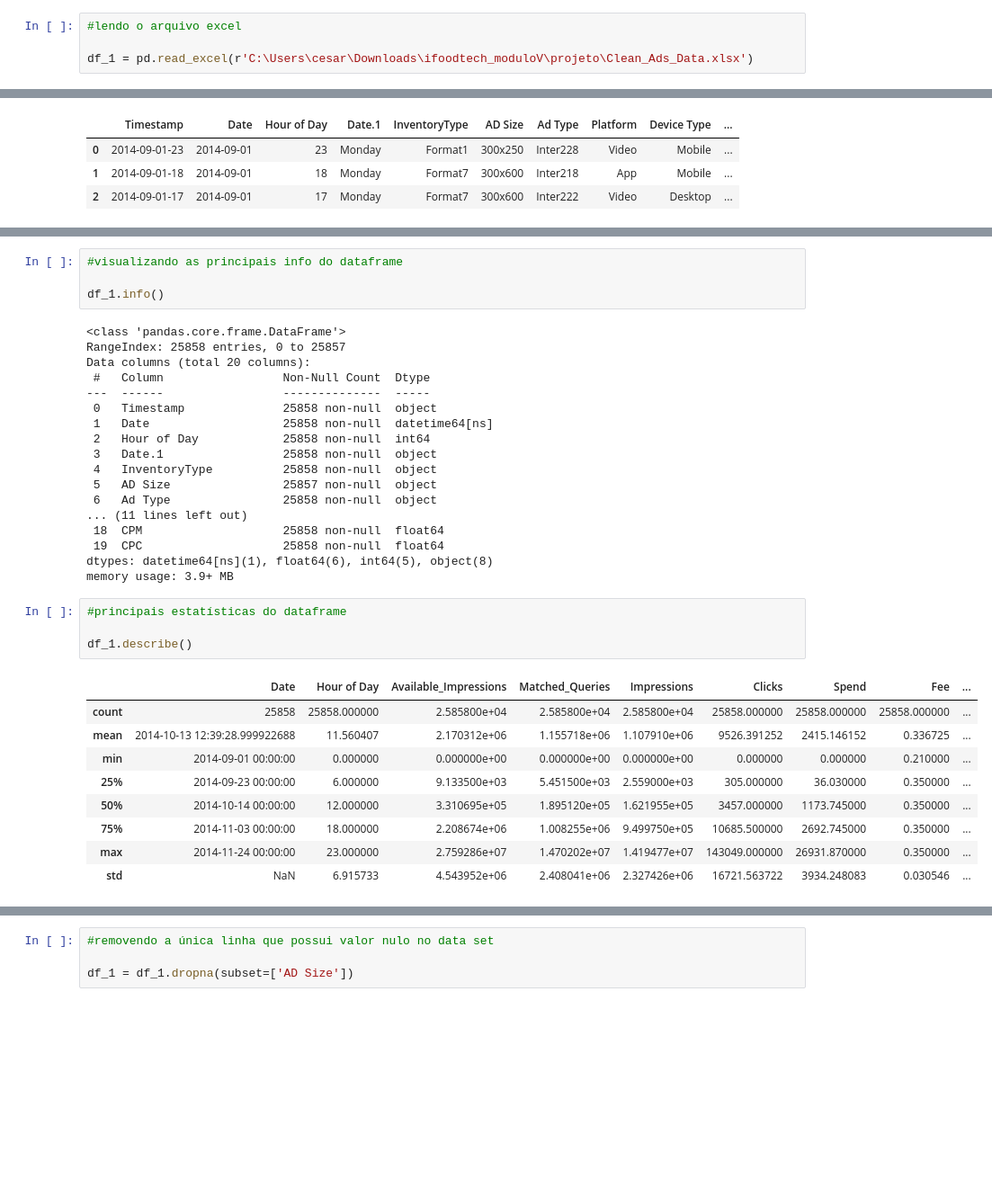
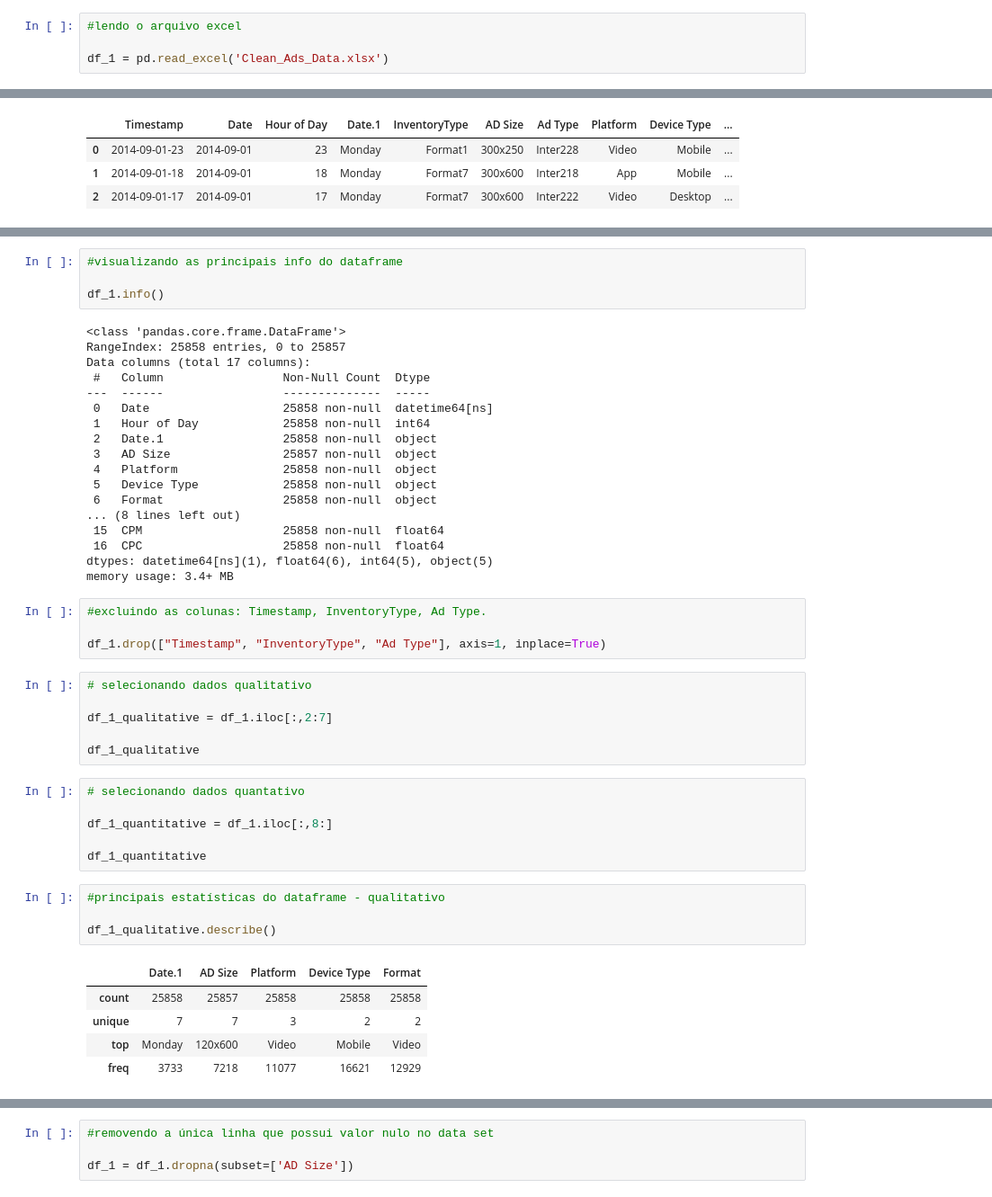
Before and after one commit to Sirius-146/projetoV_ifoodtech, a Jupyter notebook: projeto_ifoodtechV.ipynb, the cells around one changed output, grey strips where cells are left out. Shown at 90% size. Drawn from its saved outputs; the diff is of its cells as text; blank space fills up the shorter version.

```diff
--- a/projeto_ifoodtechV.ipynb
+++ b/projeto_ifoodtechV.ipynb
@@ -17,7 +18,7 @@ warnings.filterwarnings("ignore", category=FutureWarning)
 # %%
 #lendo o arquivo excel
 
-df_1 = pd.read_excel(r'C:\Users\cesar\Downloads\ifoodtech_moduloV\projeto\Clean_Ads_Data.xlsx')
+df_1 = pd.read_excel('Clean_Ads_Data.xlsx')
 # %%
 #visualizando as três primeiras linhas
 
@@ -48,32 +44,44 @@ df_1.info()
 # %% [output]
 <class 'pandas.core.frame.DataFrame'>
 RangeIndex: 25858 entries, 0 to 25857
-Data columns (total 20 columns):
+Data columns (total 17 columns):
  #   Column                 Non-Null Count  Dtype
 ---  ------                 --------------  -----
- 0   Timestamp              25858 non-null  object
- 1   Date                   25858 non-null  datetime64[ns]
- 2   Hour of Day            25858 non-null  int64
- 3   Date.1                 25858 non-null  object
- 4   InventoryType          25858 non-null  object
- 5   AD Size                25857 non-null  object
- 6   Ad Type                25858 non-null  object
-... (11 lines left out)
- 18  CPM                    25858 non-null  float64
- 19  CPC                    25858 non-null  float64
-dtypes: datetime64[ns](1), float64(6), int64(5), object(8)
-memory usage: 3.9+ MB
+ 0   Date                   25858 non-null  datetime64[ns]
+ 1   Hour of Day            25858 non-null  int64
+ 2   Date.1                 25858 non-null  object
+ 3   AD Size                25857 non-null  object
+ 4   Platform               25858 non-null  object
+ 5   Device Type            25858 non-null  object
+ 6   Format                 25858 non-null  object
+... (8 lines left out)
+ 15  CPM                    25858 non-null  float64
+ 16  CPC                    25858 non-null  float64
+dtypes: datetime64[ns](1), float64(6), int64(5), object(5)
+memory usage: 3.4+ MB
+# %%
+#excluindo as colunas: Timestamp, InventoryType, Ad Type.
+
+df_1.drop(["Timestamp", "InventoryType", "Ad Type"], axis=1, inplace=True)
+# %%
+# selecionando dados qualitativo
+
+df_1_qualitative = df_1.iloc[:,2:7]
+
+df_1_qualitative
+# %%
+# selecionando dados quantativo
+
+df_1_quantitative = df_1.iloc[:,8:]
+
+df_1_quantitative
 # %%
-#principais estatísticas do dataframe
+#principais estatísticas do dataframe - qualitativo
 
-df_1.describe()
+df_1_qualitative.describe()
 # %% [output]
-|  | Date | Hour of Day | Available_Impressions | Matched_Queries | Impressions | Clicks | Spend | Fee | ... |
-| count | 25858 | 25858.000000 | 2.585800e+04 | 2.585800e+04 | 2.585800e+04 | 25858.000000 | 25858.000000 | 25858.000000 | ... |
-| mean | 2014-10-13 12:39:28.999922688 | 11.560407 | 2.170312e+06 | 1.155718e+06 | 1.107910e+06 | 9526.391252 | 2415.146152 | 0.336725 | ... |
-| min | 2014-09-01 00:00:00 | 0.000000 | 0.000000e+00 | 0.000000e+00 | 0.000000e+00 | 0.000000 | 0.000000 | 0.210000 | ... |
-| 25% | 2014-09-23 00:00:00 | 6.000000 | 9.133500e+03 | 5.451500e+03 | 2.559000e+03 | 305.000000 | 36.030000 | 0.350000 | ... |
-| 50% | 2014-10-14 00:00:00 | 12.000000 | 3.310695e+05 | 1.895120e+05 | 1.621955e+05 | 3457.000000 | 1173.745000 | 0.350000 | ... |
-| 75% | 2014-11-03 00:00:00 | 18.000000 | 2.208674e+06 | 1.008255e+06 | 9.499750e+05 | 10685.500000 | 2692.745000 | 0.350000 | ... |
-| max | 2014-11-24 00:00:00 | 23.000000 | 2.759286e+07 | 1.470202e+07 | 1.419477e+07 | 143049.000000 | 26931.870000 | 0.350000 | ... |
-| std | NaN | 6.915733 | 4.543952e+06 | 2.408041e+06 | 2.327426e+06 | 16721.563722 | 3934.248083 | 0.030546 | ... |
+|  | Date.1 | AD Size | Platform | Device Type | Format |
+| count | 25858 | 25857 | 25858 | 25858 | 25858 |
+| unique | 7 | 7 | 3 | 2 | 2 |
+| top | Monday | 120x600 | Video | Mobile | Video |
+| freq | 3733 | 7218 | 11077 | 16621 | 12929 |
```
Also changed, not shown: parts of 15 cells of this notebook.
